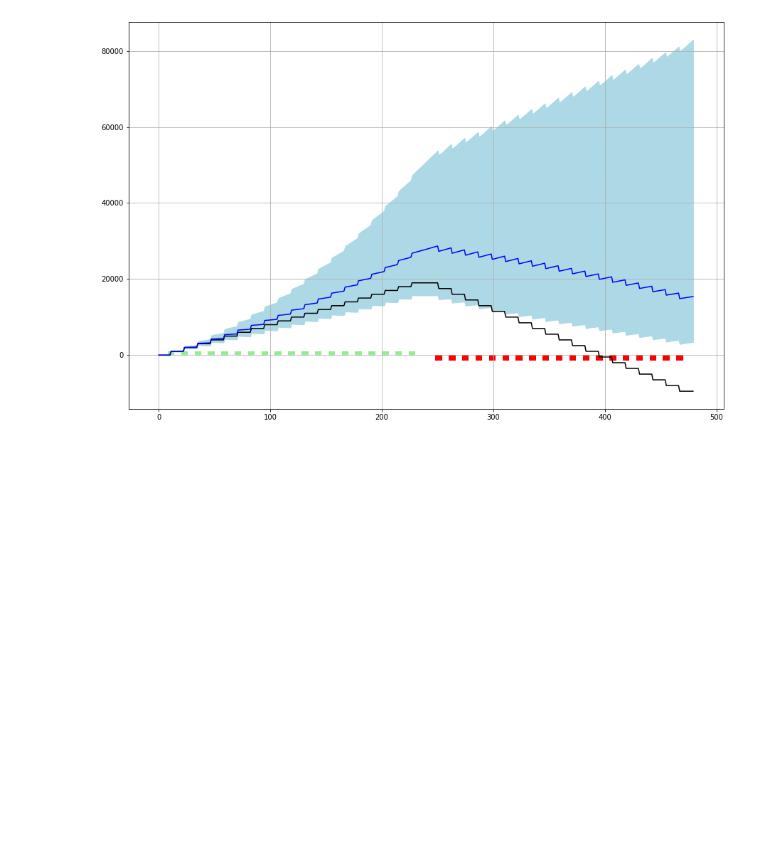
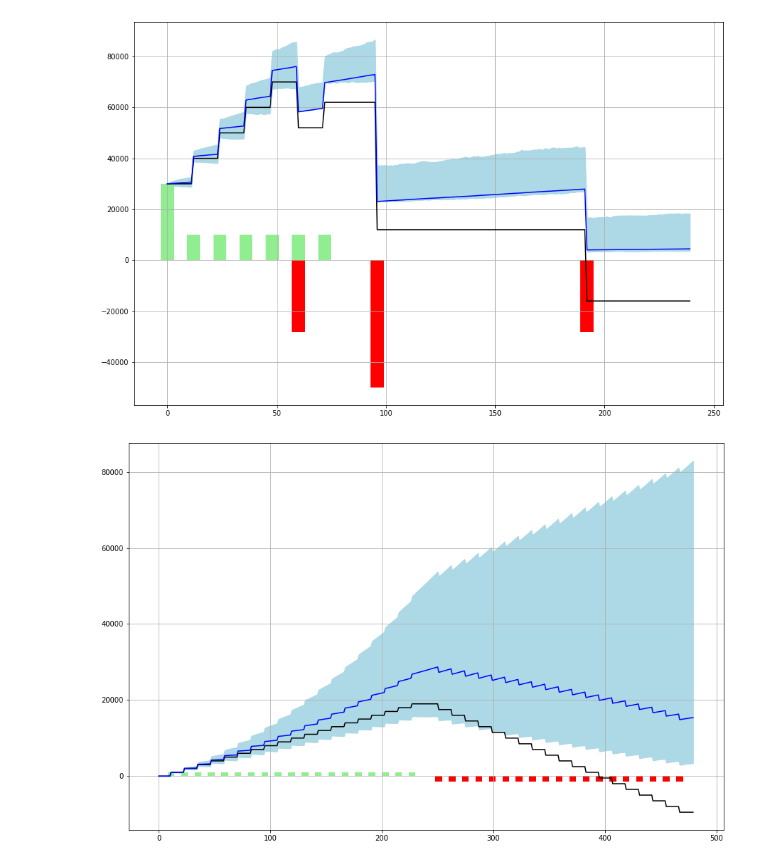
Before and after one commit to mazzolenifsimone/goal-based-investing, a Jupyter notebook: ALMplanner.ipynb, the cells around one changed output. Cells and saved outputs as stored; diff of their text form; code cells hidden in the pictures; blank space fills up the shorter version.

Commit message:
Planner display v0.1

```diff
--- a/ALMplanner.ipynb
+++ b/ALMplanner.ipynb
@@ -25,3 +54,60 @@ problem.display(bar_width = 6)
+# %%
+
+def display(self, bar_width):
+    Scenario_file = open( "scenario\ETF_GBM.pkl", "rb")
+    ETF_GBM = pkl.load(Scenario_file)
+    Scenario_file.close()
+    #Scenario_ptf = np.zeros(shape = (len(self.N),self.Scenario[self.P[0]][0].shape[0]))
+
+    portfolio = pd.Series(self.user_portfolio.values(),index = self.user_portfolio.keys())
+    userpf_capfact = np.dot(np.exp(ETF_GBM[P]), portfolio)
+    cap_factor_ptf = np.reshape(userpf_capfact, (int(len(userpf_capfact)/len(N)),len(self.N)))
+
+
+    #mu = np.dot(self.Scenario_mu, portfolio)
+    #sigma = np.sqrt(np.dot(np.dot(portfolio,self.Scenario_sigma),portfolio))
+
+    T = pd.date_range(self.start, self.end, freq="M")
+    month = np.arange(len(T))
+
+    Assets = self.assets.lists()
+    Liabilities = self.liabilities.lists()
+
+    SMF = pd.DataFrame({"Date":T,"Month since Start":month}).merge(Assets[["Month since Start","Asset Value"]], how = "left", on = "Month since Start").merge(Liabilities[["Month since Start","Target Liability", "Lowerbound Liability", "CVaR Level"]], how = "left", on = "Month since Start").fillna(0).reset_index()
+
+    Ass_val = SMF["Asset Value"]
+    Liab_val = SMF["Target Liability"]
+    low_Liab_val = SMF["Lowerbound Liability"]
+
+    capitalized_value = np.zeros(shape = (len(month), len(N)))
+    capitalized_value_lowercase = np.zeros(shape = (len(month), len(N)))
+    for i in month:
+        if i==0:
+            capitalized_value[i,:] = Ass_val[i]
+            capitalized_value_lowercase[i,:] = Ass_val[i]
+        else:
+            capitalized_value[i,:] = np.maximum(capitalized_value[i-1,:] * cap_factor_ptf[i,:] + Ass_val[i] - Liab_val[i],0)
+            capitalized_value_lowercase[i,:] = np.maximum(capitalized_value_lowercase[i-1,:] * cap_factor_ptf[i,:] + Ass_val[i] - low_Liab_val[i], 0)
+
+    avg_capitalized_value = np.mean(capitalized_value,axis=1)
+    up_capitalized_value = np.quantile(capitalized_value,0.95, axis=1)
+    low_capitalized_value = np.quantile(capitalized_value_lowercase,0.05, axis=1)
+
+    plt.figure(figsize = (15,10))
+    plt.bar(x = SMF.index, height = SMF["Asset Value"], width = bar_width, color = "lightgreen")
+    plt.bar(x = SMF.index, height = -SMF["Target Liability"], width = bar_width, color = "red")
+    plt.plot(SMF.index, np.cumsum(SMF["Asset Value"])-np.cumsum(SMF["Target Liability"]), color = "black")
+    plt.plot(SMF.index, avg_capitalized_value, color = "blue")
+    plt.fill_between(SMF.index,up_capitalized_value,np.minimum(low_capitalized_value, avg_capitalized_value), color = "lightblue")
+    #plt.fill_between(SMF.index,avg_capitalized_value,low_capitalized_value, color = "lightblue")
+    plt.grid()
+
+    plt.show()
+    return
+
+display(problem, bar_width=6)
+# %% [output]
+[figure, added]
 # %%
 problem = ALM.ALMPlanner(start = "Jan 2021", end = "Jan 2061")
 # set planned liabilities
```
Also changed, not shown: parts of 8 cells of this notebook, 1 other file.
